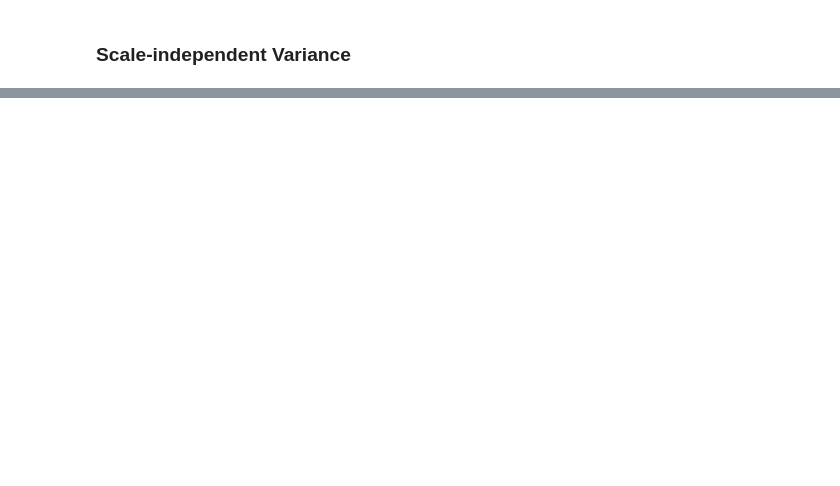
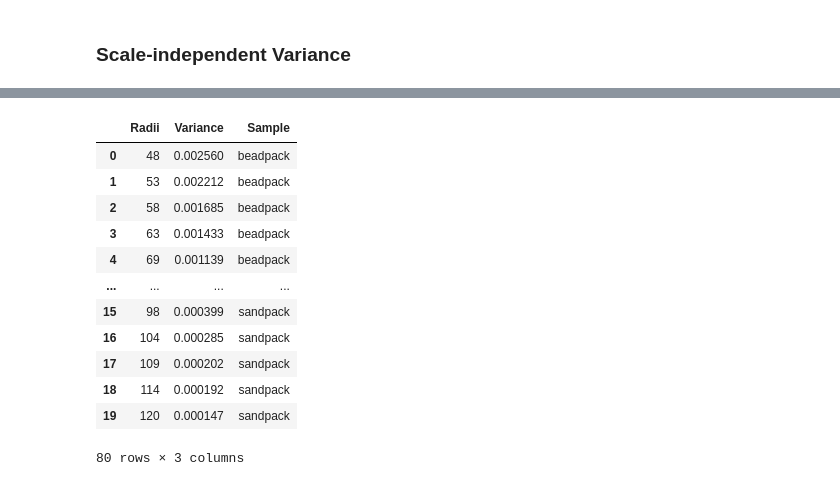
Before and after one commit to thoth291/porescale_quantification_workshop, a Jupyter notebook: tutorial/1B_Heterogeneity_Ali.ipynb, the cells around one changed output, grey strips where cells are left out. Cells and saved outputs as stored; diff of their text form; code cells hidden in the pictures; blank space fills up the shorter version.

```diff
--- a/tutorial/1B_Heterogeneity_Ali.ipynb
+++ b/tutorial/1B_Heterogeneity_Ali.ipynb
@@ -73,0 +88,21 @@ vf1.plot(label='Castlegate SS. '+rock_type(vf1.variance), x_label='Radius index'
+# %%
+df = pd.DataFrame(columns=['Radii','Variance','Sample'])
+for k in res.keys():
+    df0 = res[k].result()
+    df0['Sample']=k
+    df = pd.concat([df,df0])
+df
+# %% [output]
+|  | Radii | Variance | Sample |
+| 0 | 48 | 0.002560 | beadpack |
+| 1 | 53 | 0.002212 | beadpack |
+| 2 | 58 | 0.001685 | beadpack |
+| 3 | 63 | 0.001433 | beadpack |
+| 4 | 69 | 0.001139 | beadpack |
+| ... | ... | ... | ... |
+| 15 | 98 | 0.000399 | sandpack |
+| 16 | 104 | 0.000285 | sandpack |
+| 17 | 109 | 0.000202 | sandpack |
+| 18 | 114 | 0.000192 | sandpack |
+| 19 | 120 | 0.000147 | sandpack |
+80 rows × 3 columns
```
Also changed, not shown: parts of 17 cells of this notebook.
